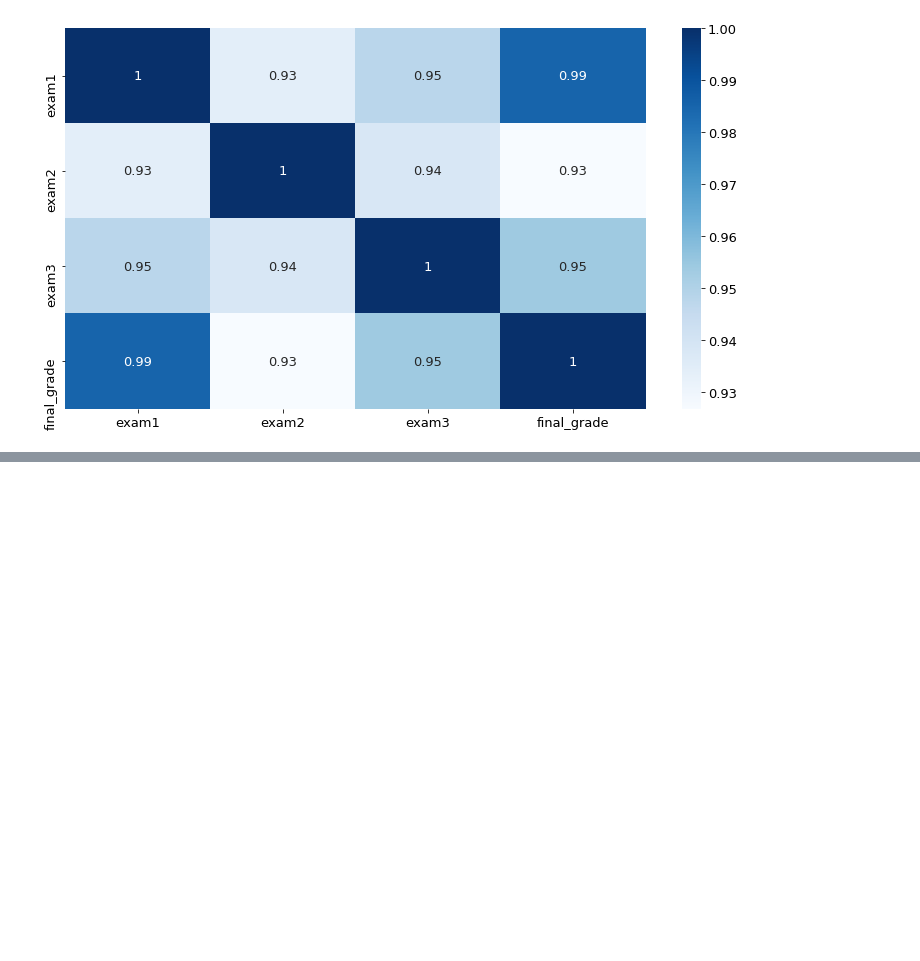
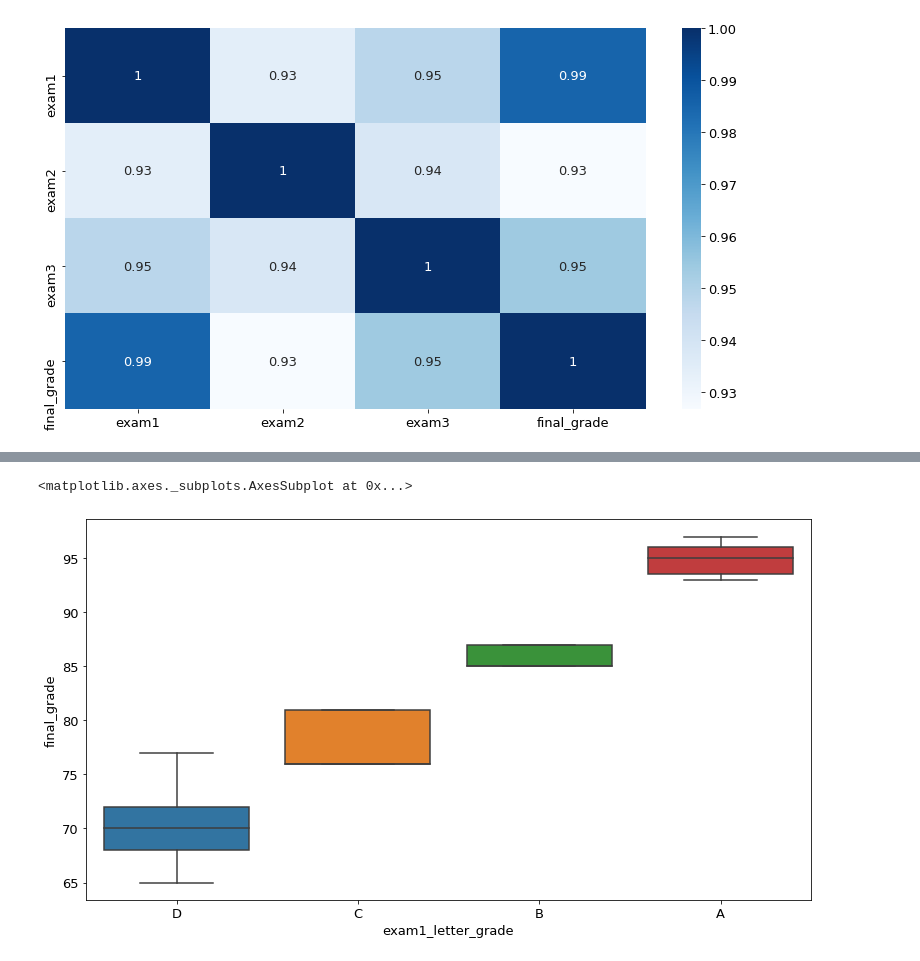
Before and after one commit to george887/regression-exercises, a Jupyter notebook: explore_lesson.ipynb, the cells around one changed output, grey strips where cells are left out. Drawn from its saved outputs; the diff is of its cells as text; code cells hidden in the pictures; blank space fills up the shorter version.

```diff
--- a/explore_lesson.ipynb
+++ b/explore_lesson.ipynb
@@ -91,0 +104,3 @@ sns.heatmap(train.corr(), cmap="Blues", annot=True)
+# %%
+train['exam1_letter_grade'] = pd.cut(train.exam1, bins=[0, 70, 80, 90, 105], labels=['D', 'C', 'B', 'A'])
+train.head()
@@ -91,0 +126,5 @@ sns.heatmap(train.corr(), cmap="Blues", annot=True)
+# %%
+sns.boxplot(data=train, y='final_grade', x='exam1_letter_grade')
+# %% [output]
+<matplotlib.axes._subplots.AxesSubplot at 0x...>
+[figure, added]
```
Also changed, not shown: parts of 26 cells of this notebook.
